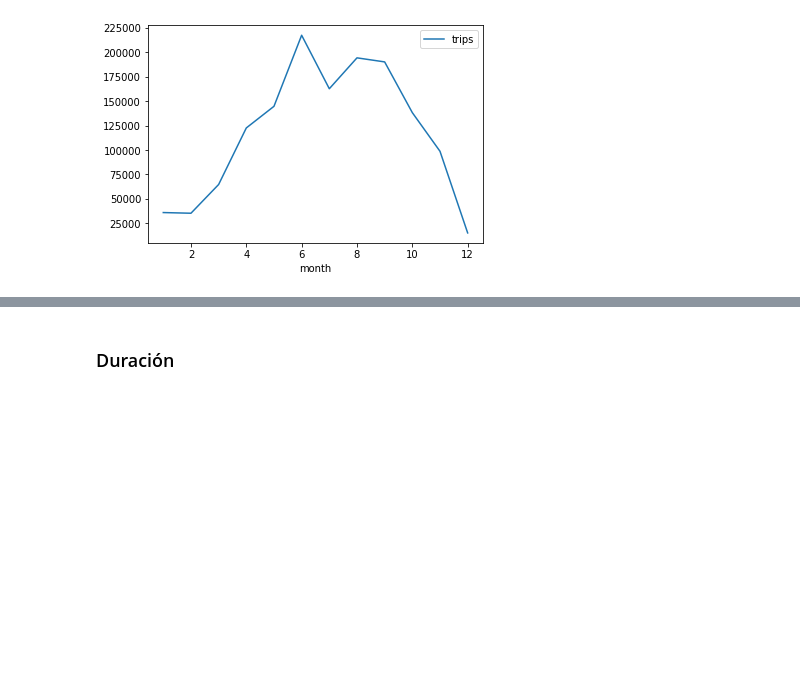
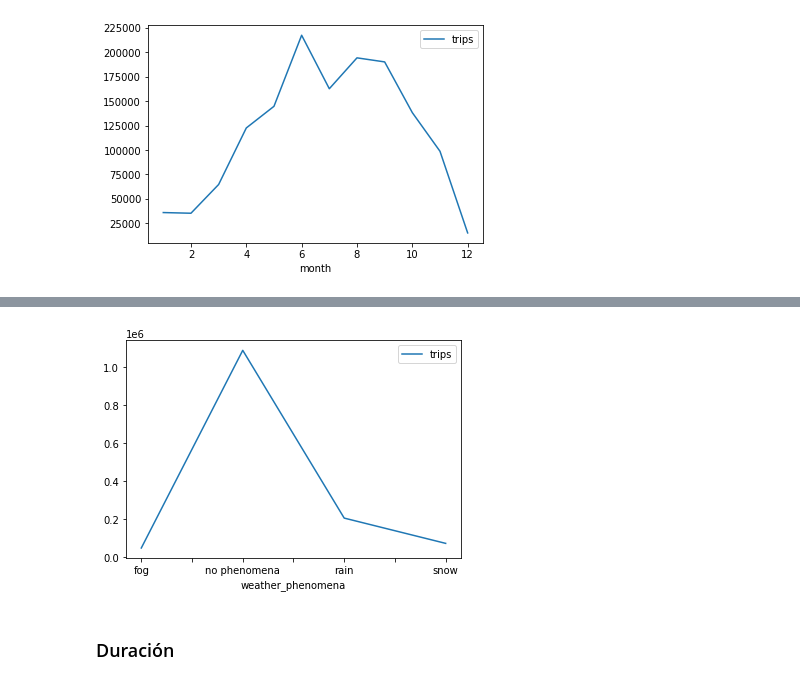
Before and after one commit to jsainero/BSS-Oslo, a Jupyter notebook: TFM.ipynb, the cells around one changed output, grey strips where cells are left out. Saved outputs shown, nothing was run; the diff lists cells and outputs as text; code cells hidden in the pictures; blank space fills up the shorter version.

```diff
--- a/TFM.ipynb
+++ b/TFM.ipynb
@@ -188,3 +247,7 @@ two_var_graphs(df_enhanced, 'month', 'trips', 'sum')
+# %%
+two_var_graphs(outbounds_enhanced, 'weather_phenomena', 'trips', 'sum')
+# %% [output]
+[figure, added]
 # %% [markdown]
 ### Duración
 # %%
```
Also changed, not shown: parts of 47 cells of this notebook.
